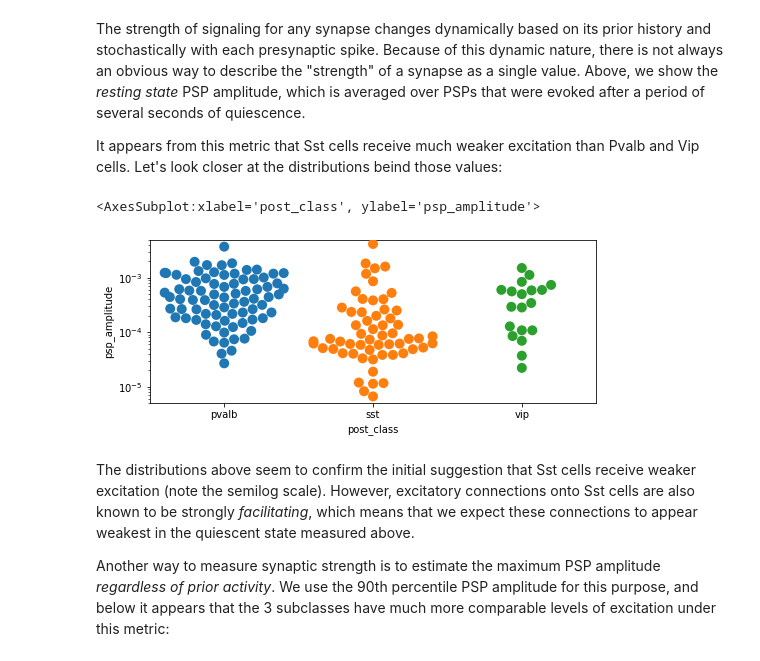
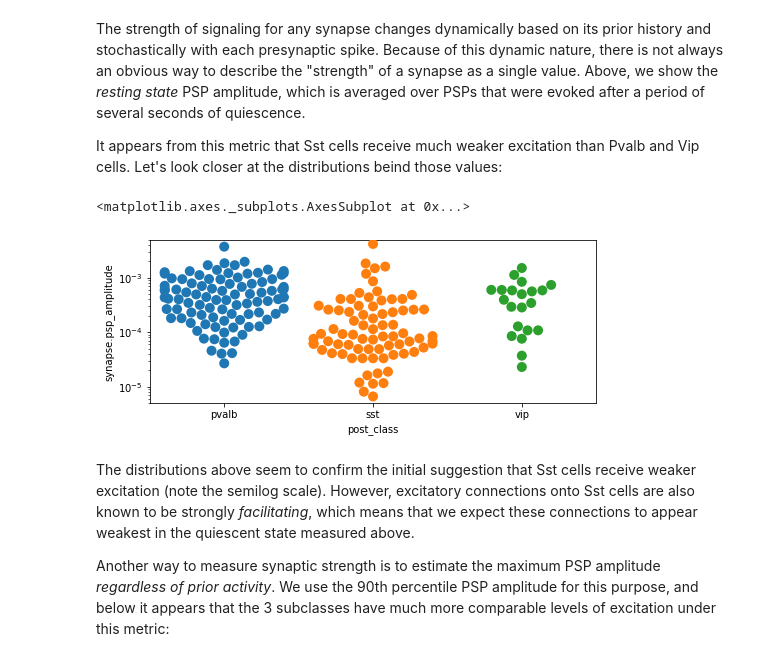
Before and after one commit to SophieW722/aisynphys, a Jupyter notebook: doc/synaptic_strength.ipynb, the cells around one changed output. Saved outputs shown, nothing was run; the diff lists cells and outputs as text; code cells hidden in the pictures.

```diff
--- a/doc/synaptic_strength.ipynb
+++ b/doc/synaptic_strength.ipynb
@@ -30,7 +30,7 @@ Query the database to get all excitatory synapses with a specific postsynaptic c
 pairs = None
 for name, post_class in post_classes.items():
     pair_query = db.pair_query(
-        project_name=["mouse V1 coarse matrix", "mouse V1 pre production"],
+        project_name=["mouse V1 coarse matrix", "mouse V1 pre-production"],
         post_class=post_class,
         synapse=True,
         synapse_type='ex',
@@ -75,15 +75,15 @@ It appears from this metric that Sst cells receive much weaker excitation than P
 # %%
 import matplotlib.pyplot as plt
 import seaborn as sns
 %matplotlib inline
 
 fig,ax = plt.subplots(figsize=(8, 3))
 ax.set_yscale('log')
 ax.set_ylim(5e-6, 5e-3)
-sns.swarmplot(x="post_class", y="psp_amplitude", data=pairs, ax=ax, size=10)
+sns.swarmplot(x="post_class", y="synapse.psp_amplitude", data=pairs, ax=ax, size=10)
 # %% [output]
-<AxesSubplot:xlabel='post_class', ylabel='psp_amplitude'>
+<matplotlib.axes._subplots.AxesSubplot at 0x...>
-[figure, old version]
+[figure, new version]
 # %% [markdown]
 The distributions above seem to confirm the initial suggestion that Sst cells receive weaker excitation (note the semilog scale). However, excitatory connections onto Sst cells are also known to be strongly _facilitating_, which means that we expect these connections to appear weakest in the quiescent state measured above.
 
```
Also changed, not shown: parts of 4 cells of this notebook, 4 other files.
